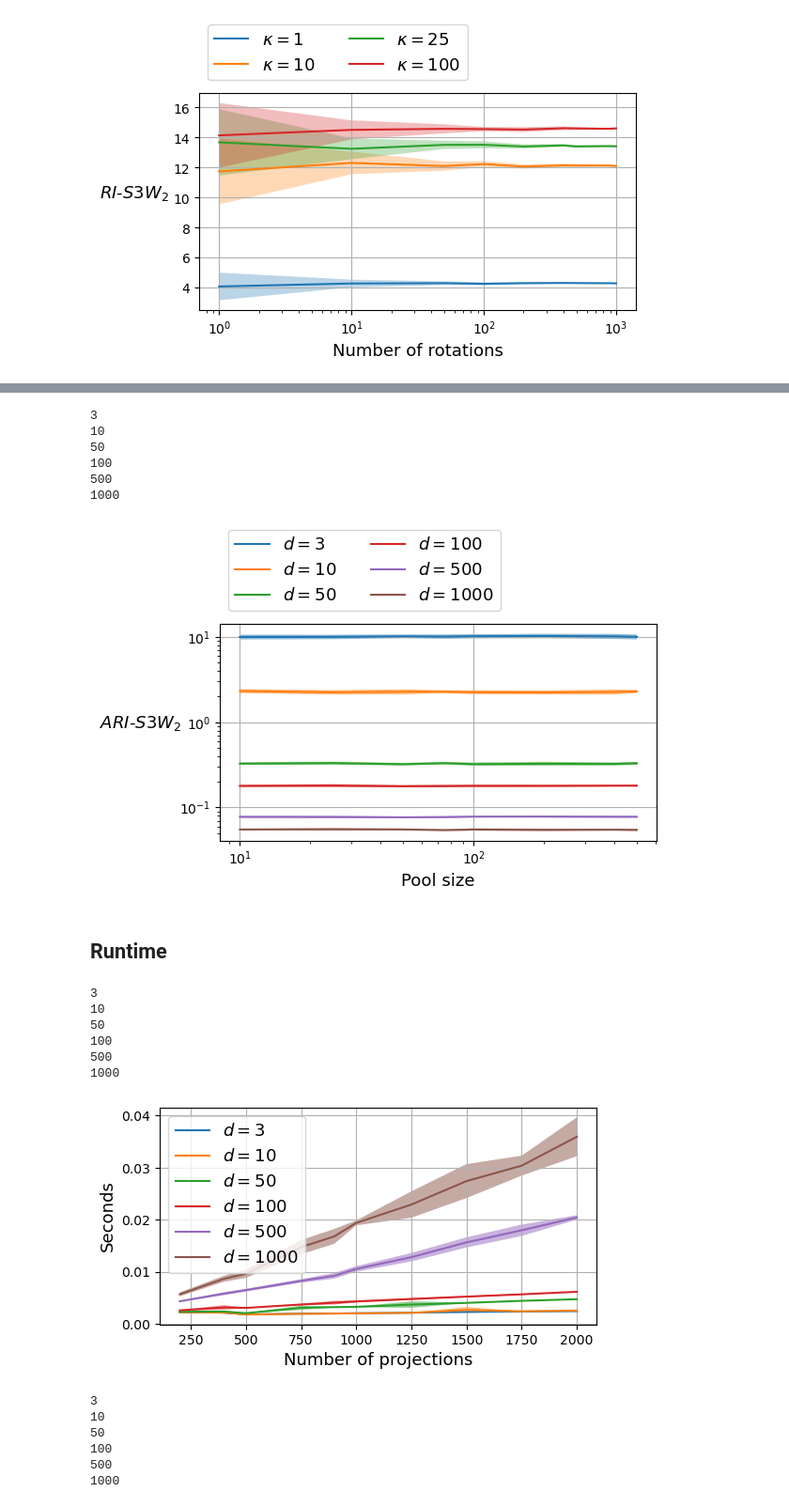
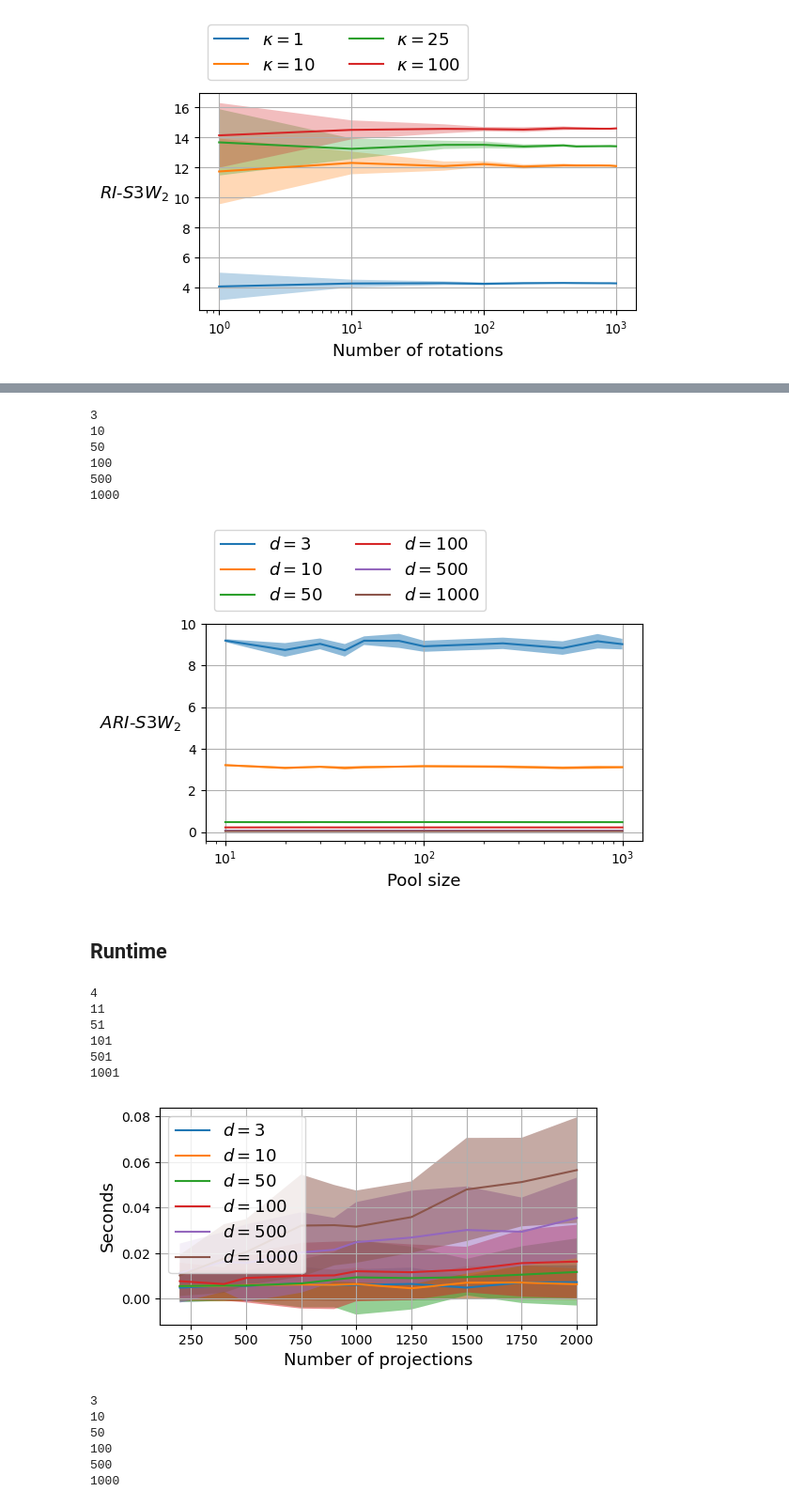
Before and after one commit to mint-vu/s3wd, a Jupyter notebook: src/demos/evolution_runtime.ipynb, the cells around one changed output, grey strips where cells are left out. Shown at 94% size. Saved outputs shown, nothing was run; the diff lists cells and outputs as text; code cells hidden in the pictures.

```diff
--- a/src/demos/evolution_runtime.ipynb
+++ b/src/demos/evolution_runtime.ipynb
@@ -898,12 +962,13 @@ fig = plt.figure(figsize=(6,3))
 
 kappa = 10
 ds = [3, 10, 50, 100, 500, 1000]
-rots = [1,10,50,100,200,400,500,600,700,750,1000]
+rots = [1,10,50,100,200,400,500,600,700,750]
 
 L = np.zeros((len(ds), len(rots), 20))
 
 for i, d in enumerate(ds):
     print(d)
+    d += 1
     x0 = torch.randn((500,d), device=device)
     x0 = F.normalize(x0, p=2, dim=-1)
 
@@ -919,7 +984,7 @@ for i, d in enumerate(ds):
     m = np.mean(L[i], axis=-1)
     s = np.std(L[i], axis=-1)
 
-    plt.plot(rots, m, label=r"$d=$"+str(d)) # + r" $\mu=$["+str(mu[0])+","+str(mu[1])+","+str(mu[2])+"]")
+    plt.plot(rots, m, label=r"$d=$"+str(d-1)) # + r" $\mu=$["+str(mu[0])+","+str(mu[1])+","+str(mu[2])+"]")
     plt.fill_between(rots, m-s, m+s,alpha=0.5)
 
 plt.xlabel("Number of rotations", fontsize=13)
@@ -941,25 +1007,25 @@ plt.show()
 # %%
 fig = plt.figure(figsize=(6,3))
 
-d = 3
-
-x0 = torch.randn((500,d), device=device)
-x0 = F.normalize(x0, p=2, dim=-1)
-
+d = 4
 kappas = [1, 10, 25, 100]
 mus = np.ones((len(kappas),d))
-pools = [5,10,25,50,75,100,200,400,500]
+pools = [10,20,30,40,50,75,100,250,500,750,1000]
 
-L = np.zeros((len(kappas),len(pools),5))
+L = np.zeros((len(kappas),len(pools),50))
 
 for i, k in enumerate(kappas):
+    print(k)
     mu = mus[i]
     mu = mu/np.linalg.norm(mu)
     x1 = vmf_utils.rand_vmf(mu,kappa=k,N=500)
 
+    x0 = torch.randn((500,d), device=device)
+    x0 = F.normalize(x0, p=2, dim=-1)
+
     for l, n_pools in enumerate(pools):
-        for j in range(5):
-            sw = s3w.ari_s3wd(x0, torch.tensor(x1, dtype=torch.float, device=device), p=2, n_projs=5, device=device, n_rotations=5, pool_size=n_pools) ** 0.5
+        for j in range(50):
+            sw = s3w.ari_s3wd(x0, torch.tensor(x1, dtype=torch.float, device=device), p=2, n_projs=200, device=device, n_rotations=10, pool_size=n_pools) ** 0.5
             L[i,l,j] = sw
 
     m = np.mean(L[i], axis=-1)
@@ -969,7 +1035,7 @@ for i, k in enumerate(kappas):
     plt.fill_between(pools, m-s, m+s,alpha=0.3)
     plt.xlabel("Pool size", fontsize=13)
 #     plt.yscale("log")
-    # plt.xscale("log")
+    plt.xscale("log")
 
 # plt.title(r"$SSW_2^2$", fontsize=13)
 plt.ylabel(r"$ARI$-$S3W_2$", fontsize=13, rotation=0, labelpad=40)
@@ -982,14 +1052,16 @@ plt.show()
 # %%
 fig = plt.figure(figsize=(6,3))
 
-kappa = 5
+kappa = 10
 ds = [3, 10, 50, 100, 500, 1000]
-pools = [10,25,50,75,100,200,400,500]
+pools = [10,20,30,40,50,75,100,250,500,750,1000]
 
 L = np.zeros((len(ds), len(pools), 20))
 
 for i, d in enumerate(ds):
     print(d)
+    d += 1
+
     x0 = torch.randn((500,d), device=device)
     x0 = F.normalize(x0, p=2, dim=-1)
 
@@ -999,18 +1071,18 @@ for i, d in enumerate(ds):
 
     for l, n_pools in enumerate(pools):
         for j in range(20):
-            sw = s3w.ari_s3wd(x0, torch.tensor(x1, dtype=torch.float, device=device), p=2, n_rotations=10, pool_size=n_pools, device=device, n_projs=10) ** 0.5
+            sw = s3w.ari_s3wd(x0, torch.tensor(x1, dtype=torch.float, device=device), p=2, n_rotations=10, pool_size=n_pools, device=device, n_projs=200) ** 0.5
             L[i,l,j] = sw
 
     m = np.mean(L[i], axis=-1)
     s = np.std(L[i], axis=-1)
 
-    plt.plot(pools, m, label=r"$d=$"+str(d)) # + r" $\mu=$["+str(mu[0])+","+str(mu[1])+","+str(mu[2])+"]")
+    plt.plot(pools, m, label=r"$d=$"+str(d-1)) # + r" $\mu=$["+str(mu[0])+","+str(mu[1])+","+str(mu[2])+"]")
     plt.fill_between(pools, m-s, m+s,alpha=0.5)
 
 plt.xlabel("Pool size", fontsize=13)
 plt.ylabel(r"$ARI$-$S3W_2$", fontsize=13, rotation=0, labelpad=30)
-plt.yscale("log")
+# plt.yscale("log")
 plt.xscale("log")
 
 plt.legend(fontsize=13, bbox_to_anchor=(0,1.02,1,0.2), loc="lower left", ncol=2)
@@ -1024,13 +1096,13 @@ plt.show()
 100
 500
 1000
-[figure, old version]
+[figure, new version]
 # %% [markdown]
 ## Runtime
 # %%
 fig = plt.figure(figsize=(6,3))
 
-ntry = 50
+ntry = 100
 kappa = 10
 ds = [3, 10, 50, 100, 500, 1000]
 projs = [200,400,500,750,900,1000,1250,1500,1750,2000]
@@ -1038,6 +1110,7 @@ projs = [200,400,500,750,900,1000,1250,1500,1750,2000]
 L = np.zeros((len(ds), len(projs), ntry))
 
 for i, d in enumerate(ds):
+    d += 1
     print(d)
 
     x0 = torch.randn((500, d), device=device)
@@ -1045,41 +1118,44 @@ for i, d in enumerate(ds):
 
     mu = np.ones(( d,))
     mu = mu/np.linalg.norm(mu)
     x1 = vmf_utils.rand_vmf(mu, kappa=kappa, N=500)
 
     for l, n_projs in enumerate(projs):
         # print(n_projs)
+
+        s3w.s3wd(x0, torch.tensor(x1, dtype=torch.float, device=device), p=2, n_projs=n_projs, device=device)
+
         for j in range(ntry):
             t0 = time.time()
             try:
                 sw = s3w.s3wd(x0, torch.tensor(x1, dtype=torch.float, device=device), p=2, n_projs=n_projs, device=device)
                 L[i,l,j] = time.time()-t0
             except:
                 L[i, l, j] = np.inf
 
     m = np.mean(L[i], axis=-1)
     s = np.std(L[i], axis=-1)
 
-    plt.plot(projs, m, label=r"$d=$"+str(d)) # + r" $\mu=$["+str(mu[0])+","+str(mu[1])+","+str(mu[2])+"]")
+    plt.plot(projs, m, label=r"$d=$"+str(d-1)) # + r" $\mu=$["+str(mu[0])+","+str(mu[1])+","+str(mu[2])+"]")
     plt.fill_between(projs, m-s, m+s,alpha=0.5)
     plt.xlabel("Number of projections", fontsize=13)
     plt.ylabel("Seconds", fontsize=13)
     # plt.yscale("log")
     # plt.xscale("log")
 
 plt.legend(fontsize=13)
 plt.grid(True)
 # plt.title("Computational Time", fontsize=13)
 plt.savefig("./S3W_time_projections2.pdf", format="pdf", bbox_inches="tight")
 plt.show()
 # %% [output]
-3
-10
-50
-100
-500
-1000
+4
+11
+51
+101
+501
+1001
-[figure, old version]
+[figure, new version]
 # %%
 fig = plt.figure(figsize=(6,3))
 
```
Also changed, not shown: parts of 6 cells of this notebook.
